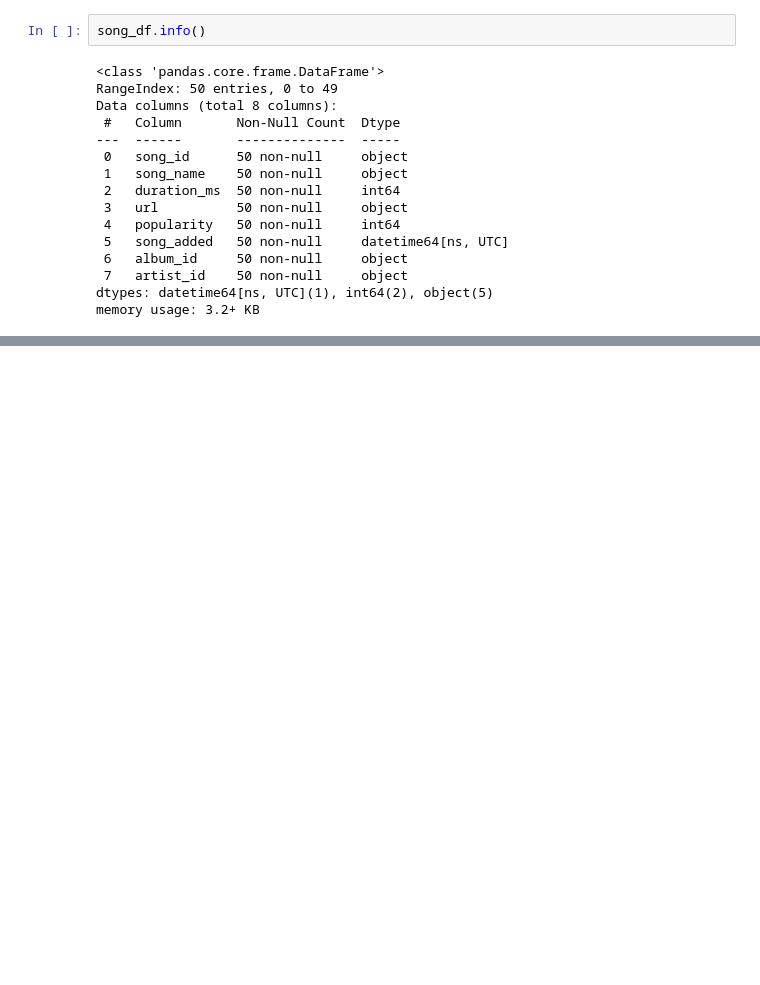
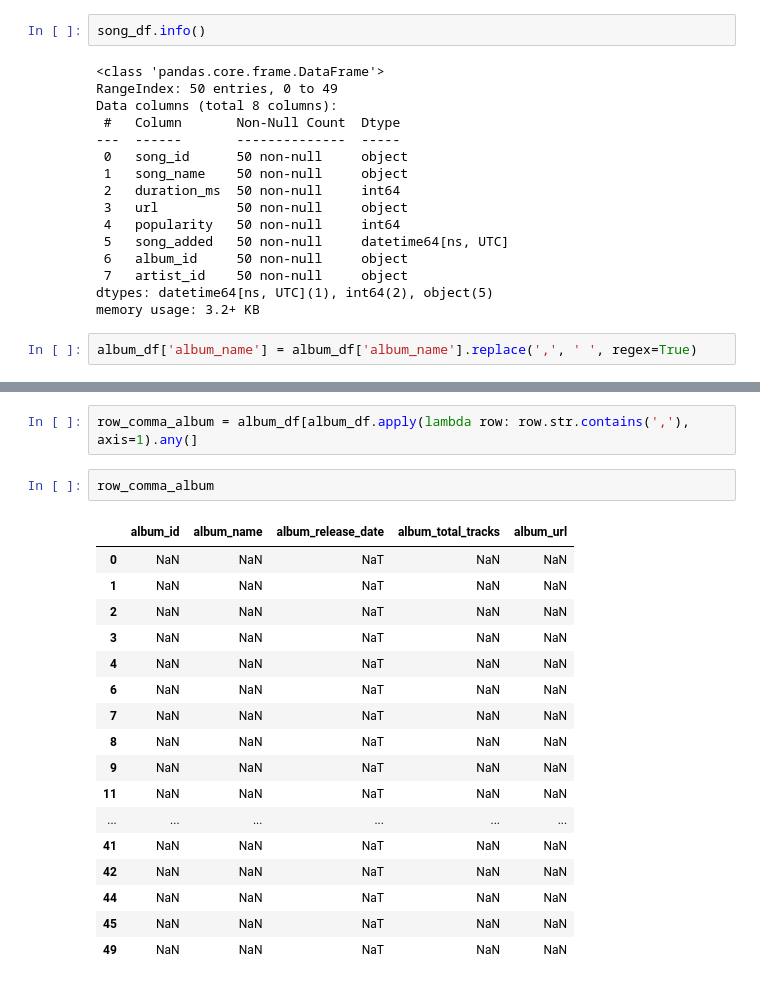
Before and after one commit to wliu123/spotify_etl, a Jupyter notebook: Spotify Data Pipeline.ipynb, the cells around one changed output, grey strips where cells are left out. Cells and saved outputs as stored; diff of their text form; blank space fills up the shorter version.

Commit message:
tested code to show where commas located

```diff
--- a/Spotify Data Pipeline.ipynb
+++ b/Spotify Data Pipeline.ipynb
@@ -252,3 +252,5 @@ Data columns (total 8 columns):
  7   artist_id    50 non-null     object
 dtypes: datetime64[ns, UTC](1), int64(2), object(5)
 memory usage: 3.2+ KB
+# %%
+album_df['album_name'] = album_df['album_name'].replace(',', ' ', regex=True)
@@ -254,0 +319,22 @@ memory usage: 3.2+ KB
+# %%
+row_comma_album = album_df[album_df.apply(lambda row: row.str.contains(','), axis=1).any(]
+# %%
+row_comma_album
+# %% [output]
+|  | album_id | album_name | album_release_date | album_total_tracks | album_url |
+| 0 | NaN | NaN | NaT | NaN | NaN |
+| 1 | NaN | NaN | NaT | NaN | NaN |
+| 2 | NaN | NaN | NaT | NaN | NaN |
+| 3 | NaN | NaN | NaT | NaN | NaN |
+| 4 | NaN | NaN | NaT | NaN | NaN |
+| 6 | NaN | NaN | NaT | NaN | NaN |
+| 7 | NaN | NaN | NaT | NaN | NaN |
+| 8 | NaN | NaN | NaT | NaN | NaN |
+| 9 | NaN | NaN | NaT | NaN | NaN |
+| 11 | NaN | NaN | NaT | NaN | NaN |
+| ... | ... | ... | ... | ... | ... |
+| 41 | NaN | NaN | NaT | NaN | NaN |
+| 42 | NaN | NaN | NaT | NaN | NaN |
+| 44 | NaN | NaN | NaT | NaN | NaN |
+| 45 | NaN | NaN | NaT | NaN | NaN |
+| 49 | NaN | NaN | NaT | NaN | NaN |
```
Also changed, not shown: parts of 4 cells of this notebook.
